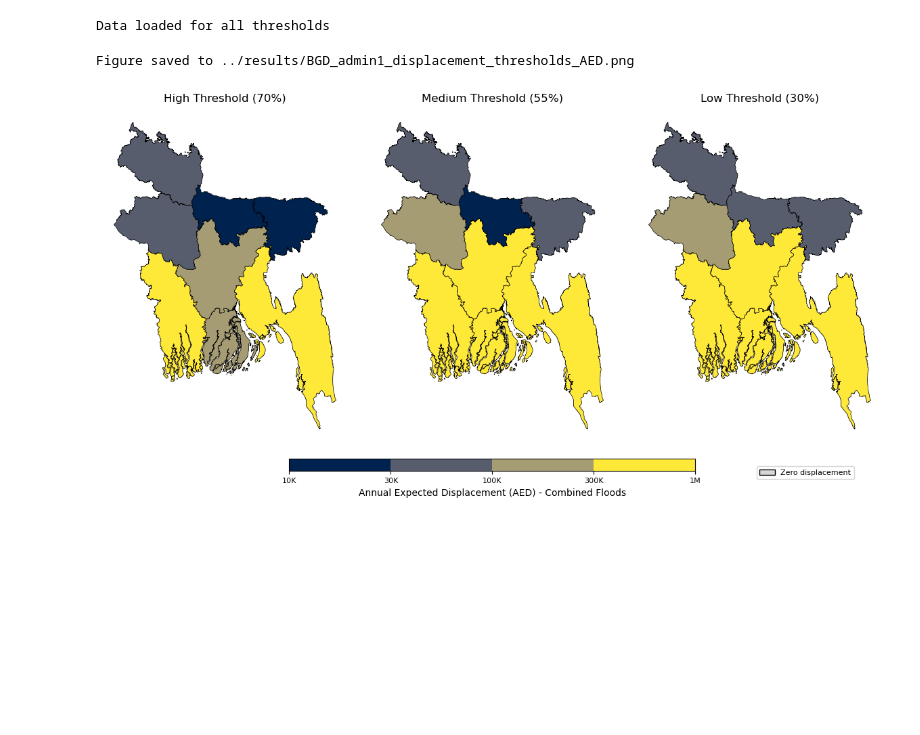
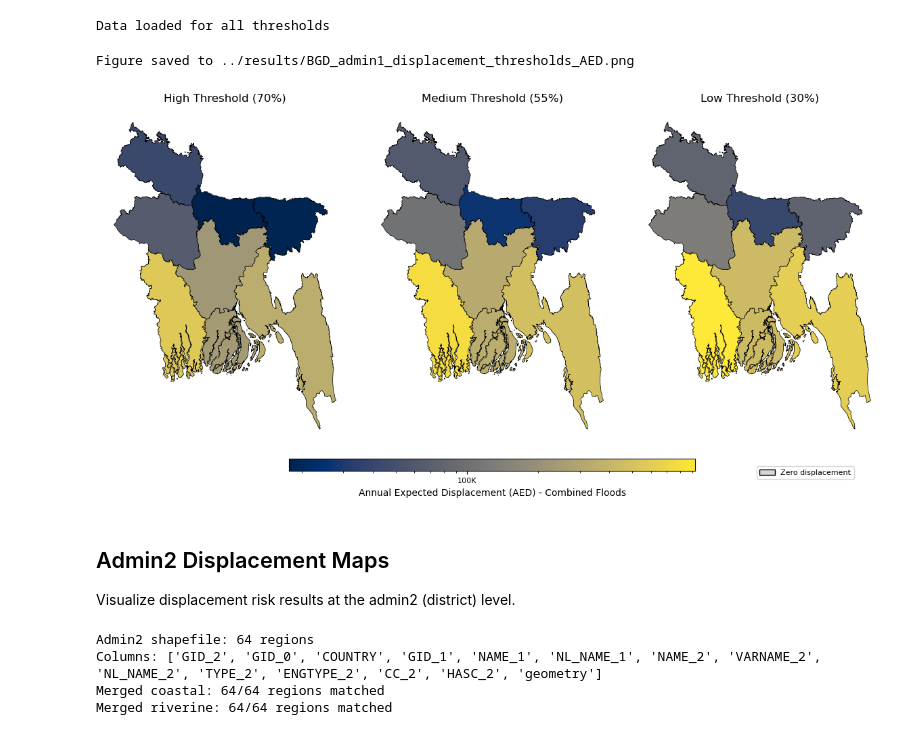
Before and after one commit to simonameiler/3MIP, a Jupyter notebook: scripts/bgd_displacement_visualization.ipynb, the cells around one changed output. Drawn from its saved outputs; the diff is of its cells as text; code cells hidden in the pictures; blank space fills up the shorter version.

Commit message:
include admin2 results and figures

```diff
--- a/scripts/bgd_displacement_visualization.ipynb
+++ b/scripts/bgd_displacement_visualization.ipynb
@@ -284,20 +269,9 @@ def plot_bgd_thresholds_tripanel(high_gdf, med_gdf, low_gdf, metric='AED', save=
     combined_min = max(1, all_values.min())
     combined_max = all_values.max()
 
-    min_log = int(np.floor(np.log10(combined_min)))
-    max_log = int(np.ceil(np.log10(combined_max)))
-
-    # Create boundaries with 2 steps per decade
-    boundaries = []
-    for i in range(min_log, max_log + 1):
-        boundaries.append(10**i)
-        if 3 * 10**i <= 10**max_log:
-            boundaries.append(3 * 10**i)
-    boundaries = sorted(list(set(boundaries)))
-
-    num_colors = len(boundaries) - 1
-    cmap = plt.cm.get_cmap('cividis', num_colors)
-    norm = BoundaryNorm(boundaries, ncolors=num_colors)
+    # Continuous log-scale colormap
+    cmap = 'cividis'
+    norm = LogNorm(vmin=combined_min, vmax=combined_max)
 
     # Panels: High, Med, Low
     panels = [
@@ -325,38 +299,69 @@ def plot_bgd_thresholds_tripanel(high_gdf, med_gdf, low_gdf, metric='AED', save=
         if len(missing_gdf) > 0:
             missing_gdf.plot(color='#ffffff', ax=ax, edgecolor='black', linewidth=0.5)
 
-        #ax.text(0.01, 0.95, f"{chr(97 + i)})", transform=ax.transAxes, size=12, weight='bold', va='top', ha='left')
         ax.set_title(title, fontsize=12)
         ax.set_axis_off()
 
     # Colorbar
     cbar_ax = fig.add_axes([0.25, 0.08, 0.5, 0.03])
     sm = plt.cm.ScalarMappable(cmap=cmap, norm=norm)
     sm._A = []
-    cbar = fig.colorbar(sm, cax=cbar_ax, orientation='horizontal', ticks=boundaries)
+
+    # Set ticks at powers of 10
+    min_log = int(np.floor(np.log10(combined_min)))
+    max_log = int(np.ceil(np.log10(combined_max)))
+    ticks = [10**i for i in range(min_log, max_log + 1)]
+    cbar = fig.colorbar(sm, cax=cbar_ax, orientation='horizontal', ticks=ticks)
 
     def format_number(n):
         if n >= 1e6: return f'{n/1e6:.0f}M' if n % 1e6 == 0 else f'{n/1e6:.1f}M'
         elif n >= 1e3: return f'{n/1e3:.0f}K' if n % 1e3 == 0 else f'{n/1e3:.1f}K'
         else: return f'{n:.0f}'
-
-    cbar.set_ticklabels([format_number(b) for b in boundaries])
+    cbar.set_ticklabels([format_number(t) for t in ticks])
     cbar.set_label('Annual Expected Displacement (AED) - Combined Floods', fontsize=10)
 
     legend_elements = [Patch(facecolor='#d6d6d6', edgecolor='black', label='Zero displacement')]
     fig.legend(handles=legend_elements, loc='lower right', bbox_to_anchor=(0.95, 0.05))
 
     plt.tight_layout(rect=[0, 0.12, 1, 1])
 
     if save:
         save_fig_str = f'BGD_admin1_displacement_thresholds_{metric}.png'
         plt.savefig(fig_save_path + save_fig_str, dpi=300, facecolor='w', edgecolor='w', format='png', bbox_inches='tight', pad_inches=0.1)
         print(f"Figure saved to {fig_save_path + save_fig_str}")
 
     plt.show()
 
 # Generate the thresholds comparison plot
 plot_bgd_thresholds_tripanel(combined_high_merged, combined_med_merged, combined_low_merged, metric='AED', save=True)
 # %% [output]
 Figure saved to ../results/BGD_admin1_displacement_thresholds_AED.png
-[figure, old version]
+[figure, new version]
+# %% [markdown]
+## Admin2 Displacement Maps
+
+Visualize displacement risk results at the admin2 (district) level.
+# %%
+# Load admin2 shapefile
+admin2 = gpd.read_file(f'{shp_path}gadm41_BGD_2.shp')
+print(f"Admin2 shapefile: {len(admin2)} regions")
+print(f"Columns: {admin2.columns.tolist()}")
+
+# Load admin2 displacement data (high threshold) and merge
+coastal_admin2_df = pd.read_csv(f'{results_path}BGD_displacement_coastal_admin2_high.csv')
+riverine_admin2_df = pd.read_csv(f'{results_path}BGD_displacement_riverine_admin2_high.csv')
+
+coastal_admin2_merged = admin2.merge(coastal_admin2_df, left_on='NAME_2', right_on='admin2_name', how='left')
+riverine_admin2_merged = admin2.merge(riverine_admin2_df, left_on='NAME_2', right_on='admin2_name', how='left')
+
+combined_admin2_df = coastal_admin2_df.copy()
+combined_admin2_df['AED'] = coastal_admin2_df['AED'].fillna(0) + riverine_admin2_df['AED'].fillna(0)
+combined_admin2_merged = admin2.merge(combined_admin2_df, left_on='NAME_2', right_on='admin2_name', how='left')
+
+print(f"Merged coastal: {coastal_admin2_merged['AED'].notna().sum()}/{len(admin2)} regions matched")
+print(f"Merged riverine: {riverine_admin2_merged['AED'].notna().sum()}/{len(admin2)} regions matched")
+# %% [output]
+Admin2 shapefile: 64 regions
+Columns: ['GID_2', 'GID_0', 'COUNTRY', 'GID_1', 'NAME_1', 'NL_NAME_1', 'NAME_2', 'VARNAME_2', 'NL_NAME_2', 'TYPE_2', 'ENGTYPE_2', 'CC_2', 'HASC_2', 'geometry']
+Merged coastal: 64/64 regions matched
+Merged riverine: 64/64 regions matched
```
Also changed, not shown: parts of 4 cells of this notebook, 12 other files.
